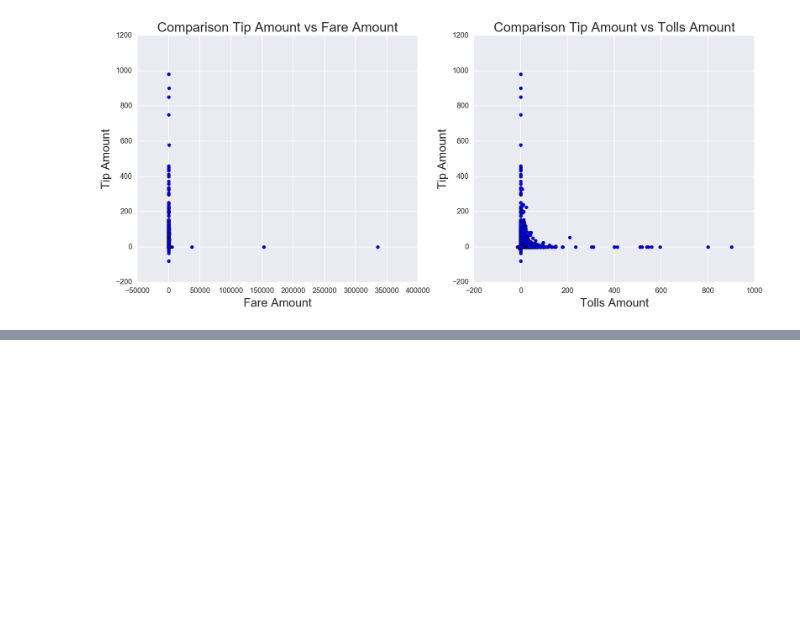
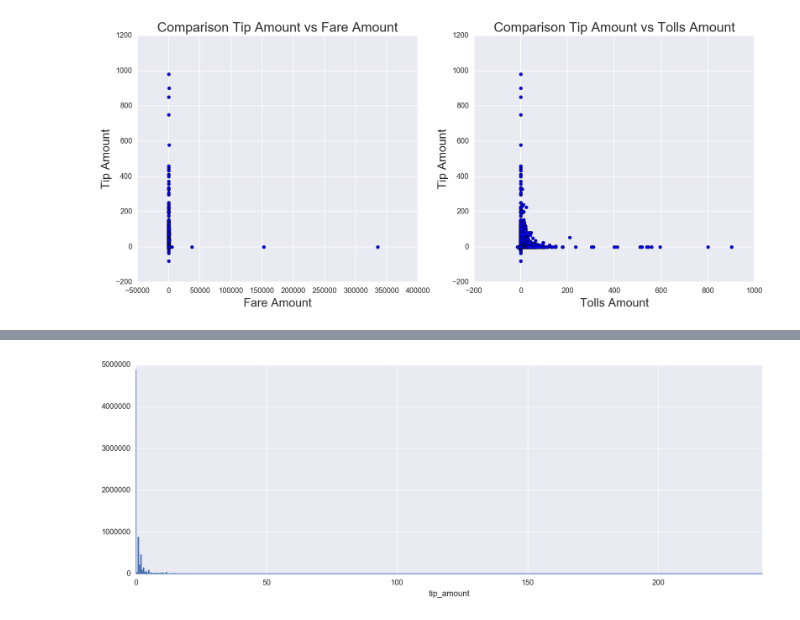
Before and after one commit to Riccocez/NYC-Taxi-Tips, a Jupyter notebook: 1. Analysis & Planning Stage.ipynb, the cells around one changed output, grey strips where cells are left out. Cells and saved outputs as stored; diff of their text form; code cells hidden in the pictures; blank space fills up the shorter version.

```diff
--- a/1. Analysis & Planning Stage.ipynb
+++ b/1. Analysis & Planning Stage.ipynb
@@ -160,0 +160,8 @@ new_data
+# %%
+data_filter_1 = raw_data.loc[(raw_data.tip_amount >= 0) & (raw_data.tip_amount < 250)]
+data_filter_2 = data_filter_1.loc[(data_filter_1.fare_amount >= 0) & (data_filter_1.fare_amount < 300)]
+data_filter_3 = data_filter_2.loc[(data_filter_2.tolls_amount >= 0) & (data_filter_2.tolls_amount < 200)]
+# %%
+ax = data_filter_3.groupby(['tip_amount']).size().plot(kind='line', figsize=(15,5))
+# %% [output]
+[figure, added]
```
Also changed, not shown: parts of 10 cells of this notebook.
